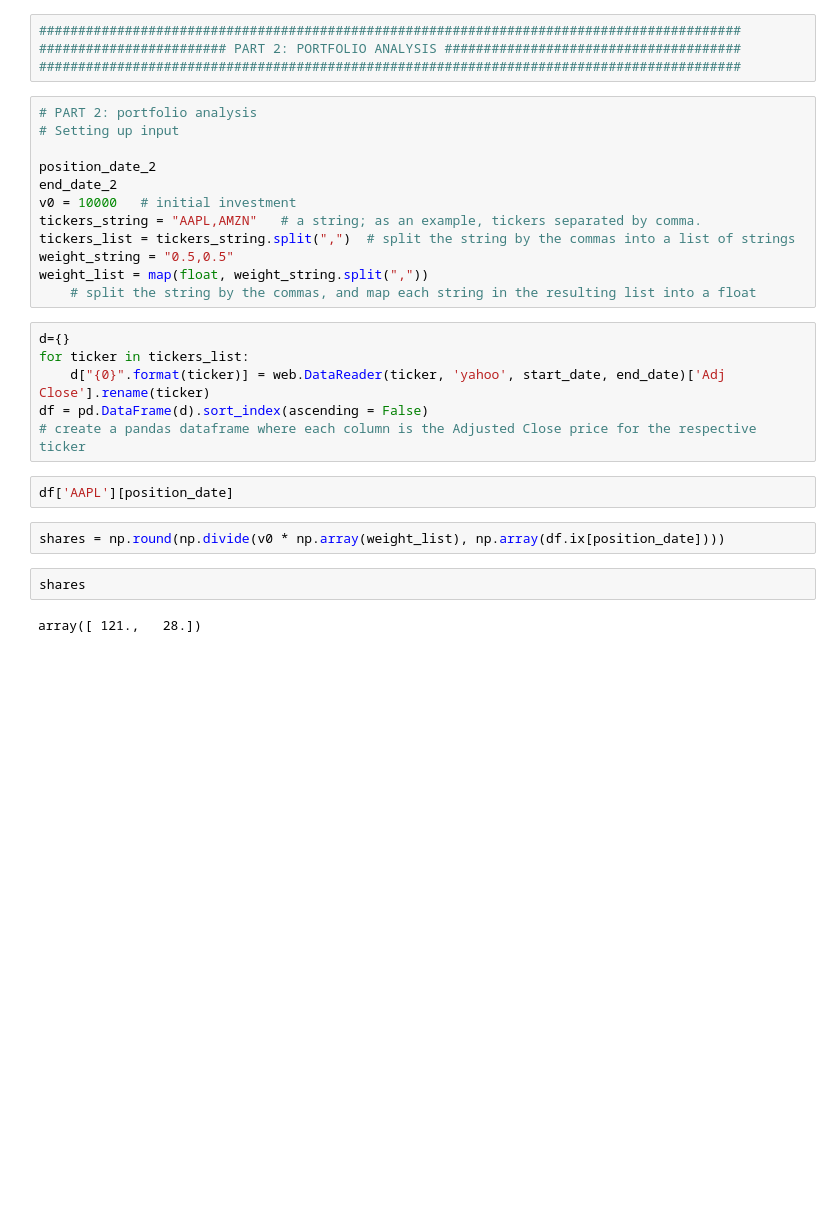
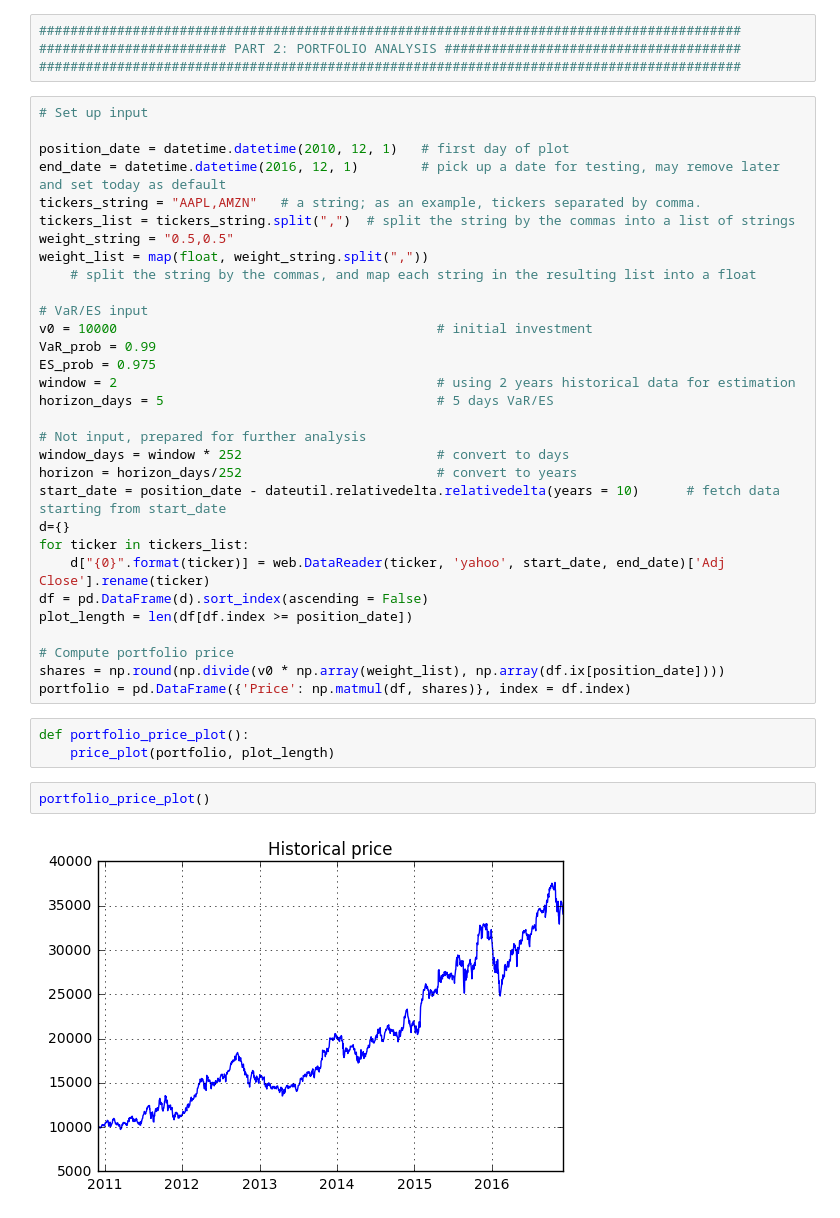
Before and after one commit to Hengyi-Zhu/risk-mgmt-eevee, a Jupyter notebook: Development.ipynb, the cells around one changed output. Drawn from its saved outputs; the diff is of its cells as text; blank space fills up the shorter version.

```diff
--- a/Development.ipynb
+++ b/Development.ipynb
@@ -196,29 +274,41 @@ array([ 1282.54671021,  1281.92137   ,  1282.23205653, ...,   991.30403569,
 ##########################################################################################
 ######################## PART 2: PORTFOLIO ANALYSIS ######################################
 ##########################################################################################
-# %%
-# PART 2: portfolio analysis
-# Setting up input
-
-position_date_2
-end_date_2
-v0 = 10000   # initial investment
-tickers_string = "AAPL,AMZN"   # a string; as an example, tickers separated by comma.
-tickers_list = tickers_string.split(",")  # split the string by the commas into a list of strings
-weight_string = "0.5,0.5"
-weight_list = map(float, weight_string.split(","))
-    # split the string by the commas, and map each string in the resulting list into a float
-# %%
-d={}
-for ticker in tickers_list:
-    d["{0}".format(ticker)] = web.DataReader(ticker, 'yahoo', start_date, end_date)['Adj Close'].rename(ticker)
-df = pd.DataFrame(d).sort_index(ascending = False)
-# create a pandas dataframe where each column is the Adjusted Close price for the respective ticker
-# %%
-df['AAPL'][position_date]
-# %%
-shares = np.round(np.divide(v0 * np.array(weight_list), np.array(df.ix[position_date])))
-# %%
-shares
-# %% [output]
-array([ 121.,   28.])
+# %%
+# Set up input
+
+position_date = datetime.datetime(2010, 12, 1)   # first day of plot
+end_date = datetime.datetime(2016, 12, 1)        # pick up a date for testing, may remove later and set today as default
+tickers_string = "AAPL,AMZN"   # a string; as an example, tickers separated by comma.
+tickers_list = tickers_string.split(",")  # split the string by the commas into a list of strings
+weight_string = "0.5,0.5"
+weight_list = map(float, weight_string.split(","))
+    # split the string by the commas, and map each string in the resulting list into a float
+
+# VaR/ES input
+v0 = 10000                                         # initial investment
+VaR_prob = 0.99
+ES_prob = 0.975
+window = 2                                         # using 2 years historical data for estimation
+horizon_days = 5                                   # 5 days VaR/ES
+
+# Not input, prepared for further analysis
+window_days = window * 252                         # convert to days
+horizon = horizon_days/252                         # convert to years
+start_date = position_date - dateutil.relativedelta.relativedelta(years = 10)      # fetch data starting from start_date
+d={}
+for ticker in tickers_list:
+    d["{0}".format(ticker)] = web.DataReader(ticker, 'yahoo', start_date, end_date)['Adj Close'].rename(ticker)
+df = pd.DataFrame(d).sort_index(ascending = False)
+plot_length = len(df[df.index >= position_date])
+
+# Compute portfolio price
+shares = np.round(np.divide(v0 * np.array(weight_list), np.array(df.ix[position_date])))
+portfolio = pd.DataFrame({'Price': np.matmul(df, shares)}, index = df.index)
+# %%
+def portfolio_price_plot():
+    price_plot(portfolio, plot_length)
+# %%
+portfolio_price_plot()
+# %% [output]
+[figure, added]
```
Also changed, not shown: parts of 47 cells of this notebook.
